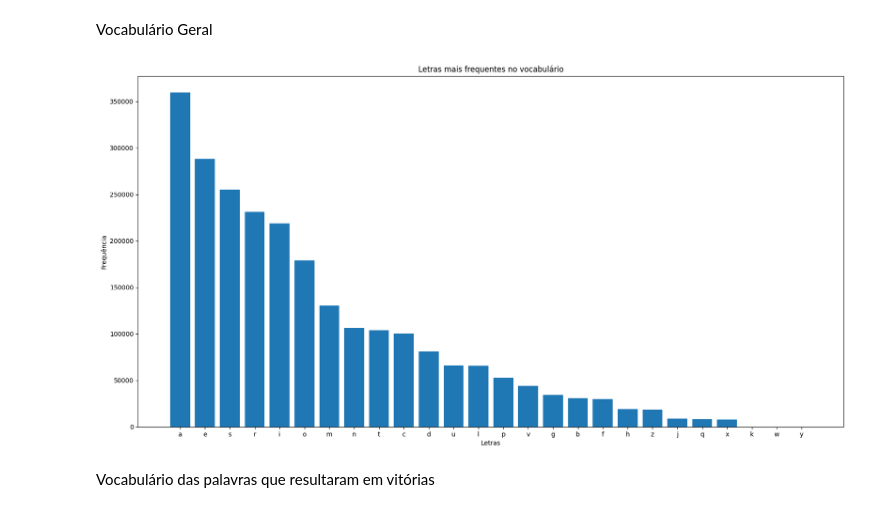
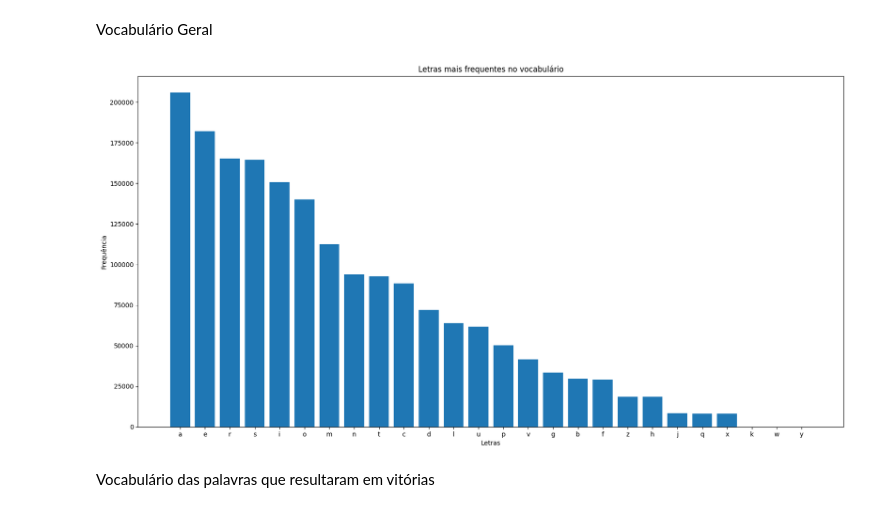
Before and after one commit to leoscarlato/APS-Forca, a Jupyter notebook: main.ipynb, the cells around one changed output. Saved outputs shown, nothing was run; the diff lists cells and outputs as text; code cells hidden in the pictures.

Commit message:
fix: graphics

```diff
--- a/main.ipynb
+++ b/main.ipynb
@@ -288,20 +288,20 @@ win/(win+loss)
 import matplotlib.pyplot as plt
 
 def PlotLetrasMaisFrequentes(vocabulario, title):
-    contador_letras = {}
-    letras = "abcdefghijklmnopqrstuvwxyz"
-
+    # inicializando um dicionario para ver a contagem de letras
+    alfabeto = "abcdefghijklmnopqrstuvwxyz"
+    ocorrencias_letras = {}
+    # povoando o dicionario
+    for letra in alfabeto:
+        ocorrencias_letras[letra]= 0
     for palavra in vocabulario:
-        for letra in palavra:
-            if letra in letras:
-                if letra in contador_letras:
-                    contador_letras[letra] += 1
-                else:
-                    contador_letras[letra] = 1
+        letras_unicas = set(palavra)
+        for letra in letras_unicas:
+            ocorrencias_letras[letra] += 1
 
     # Ordenar as letras mais frequentes
 
-    contador_letras_ordenado = sorted(contador_letras.items(), key=lambda x: x[1], reverse=True)
+    contador_letras_ordenado = sorted(ocorrencias_letras.items(), key=lambda x: x[1], reverse=True)
 
     # Plotar as letras mais frequentes
 
@@ -326,9 +326,9 @@ def read_vocabulario():
 # %% [markdown]
 Vocabulário Geral
 # %%
-PlotLetrasMaisFrequentes(read_vocabulario(),'Letras mais frequentes no vocabulário')
+PlotLetrasMaisFrequentes(VocabularioLowerCase(read_vocabulario()),'Letras mais frequentes no vocabulário')
 # %% [output]
-[figure, old version]
+[figure, new version]
 # %% [markdown]
 Vocabulário das palavras que resultaram em vitórias
 # %%
```
Also changed, not shown: parts of 3 cells of this notebook, 3 other files.
